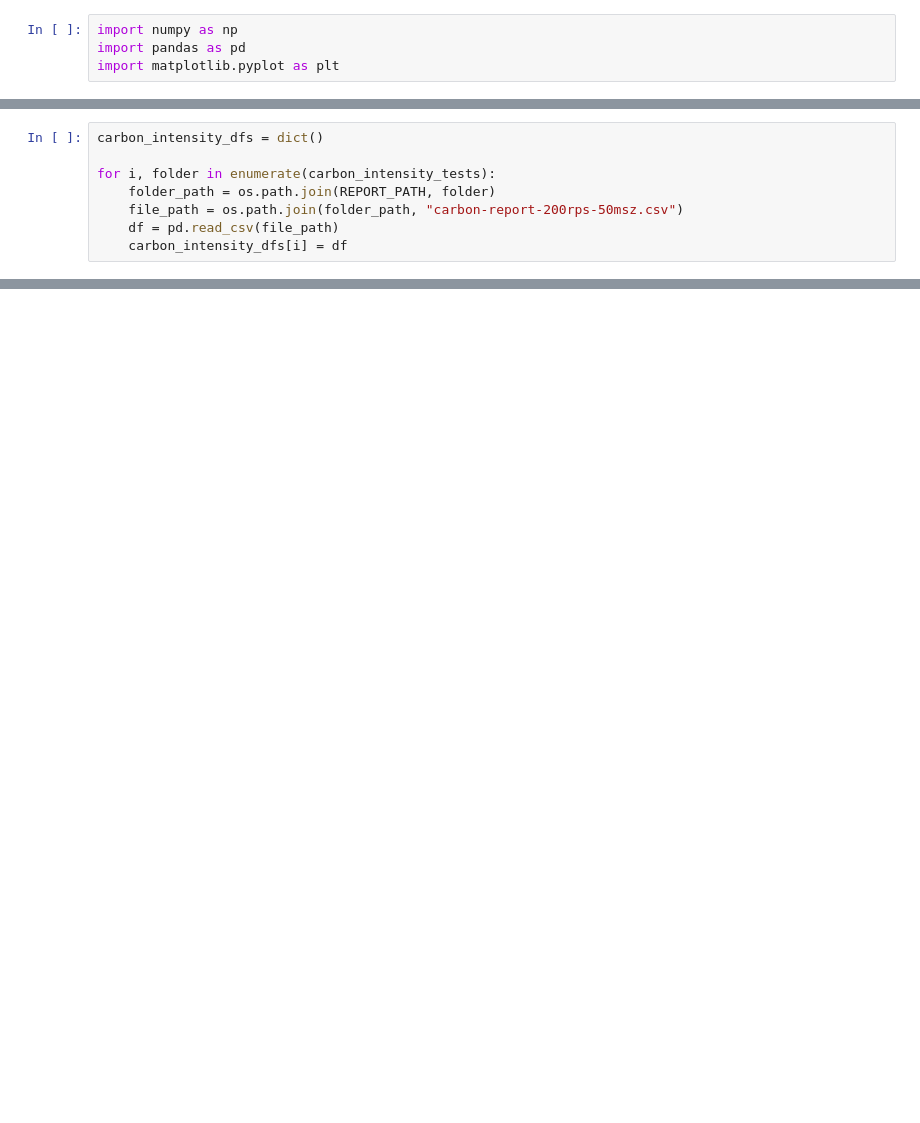
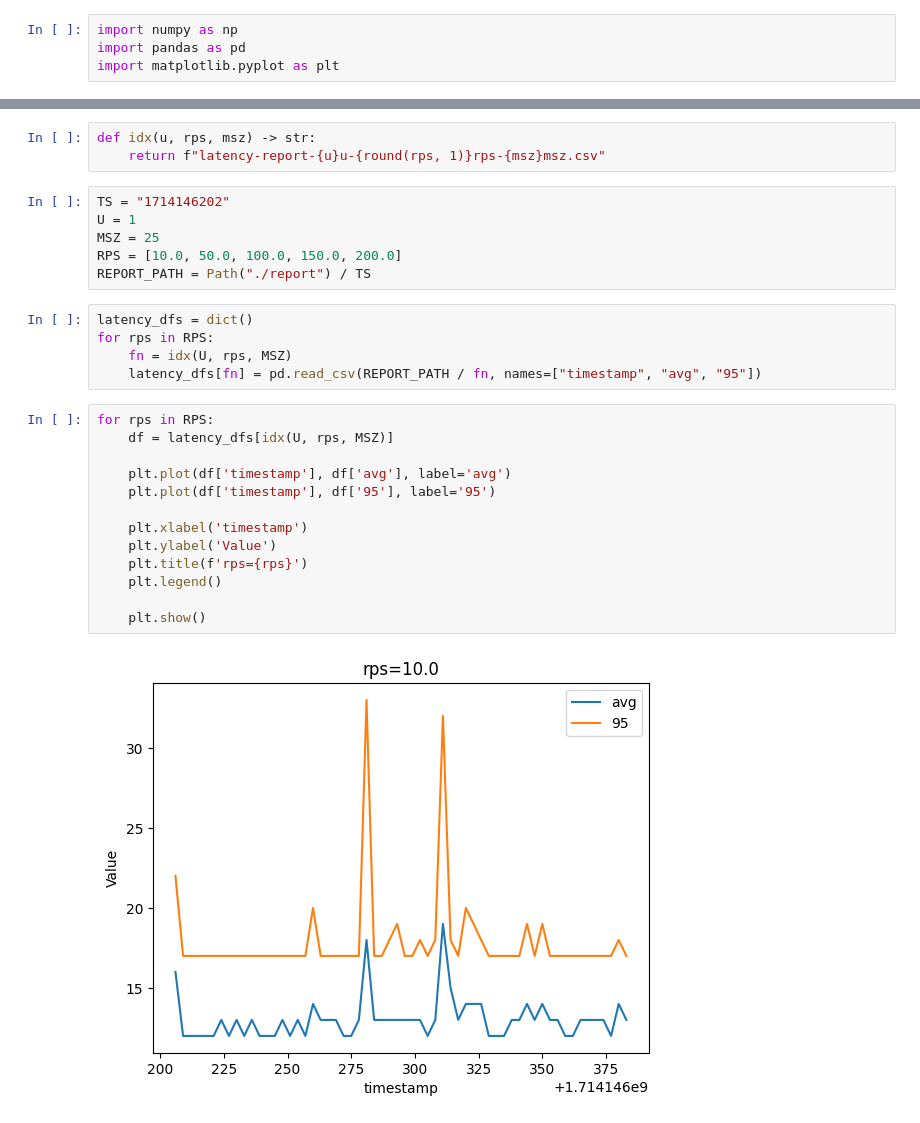
Before and after one commit to k2nt/sinfonia-tier3, a Jupyter notebook: src/sinfonia_tier3_loadtest/view_stats.ipynb, the cells around one changed output, grey strips where cells are left out. Drawn from its saved outputs; the diff is of its cells as text; blank space fills up the shorter version.

```diff
--- a/src/sinfonia_tier3_loadtest/view_stats.ipynb
+++ b/src/sinfonia_tier3_loadtest/view_stats.ipynb
@@ -12,8 +7,0 @@ carbon_intensity_tests = ["1713478810"]
-# %%
-carbon_intensity_dfs = dict()
-
-for i, folder in enumerate(carbon_intensity_tests):
-    folder_path = os.path.join(REPORT_PATH, folder)
-    file_path = os.path.join(folder_path, "carbon-report-200rps-50msz.csv")
-    df = pd.read_csv(file_path)
-    carbon_intensity_dfs[i] = df
@@ -63,0 +8,29 @@ plot_carbon_report(carbon_intensity_dfs, y_series="carbon_emission_gco2", y_labe
+# %%
+def idx(u, rps, msz) -> str:
+    return f"latency-report-{u}u-{round(rps, 1)}rps-{msz}msz.csv"
+# %%
+TS = "1714146202"
+U = 1
+MSZ = 25
+RPS = [10.0, 50.0, 100.0, 150.0, 200.0]
+REPORT_PATH = Path("./report") / TS
+# %%
+latency_dfs = dict()
+for rps in RPS:
+    fn = idx(U, rps, MSZ)
+    latency_dfs[fn] = pd.read_csv(REPORT_PATH / fn, names=["timestamp", "avg", "95"])
+# %%
+for rps in RPS:
+    df = latency_dfs[idx(U, rps, MSZ)]
+
+    plt.plot(df['timestamp'], df['avg'], label='avg')
+    plt.plot(df['timestamp'], df['95'], label='95')
+
+    plt.xlabel('timestamp')
+    plt.ylabel('Value')
+    plt.title(f'rps={rps}')
+    plt.legend()
+
+    plt.show()
+# %% [output]
+[figure, added]
```
Also changed, not shown: parts of 7 cells of this notebook, 7 other files.
